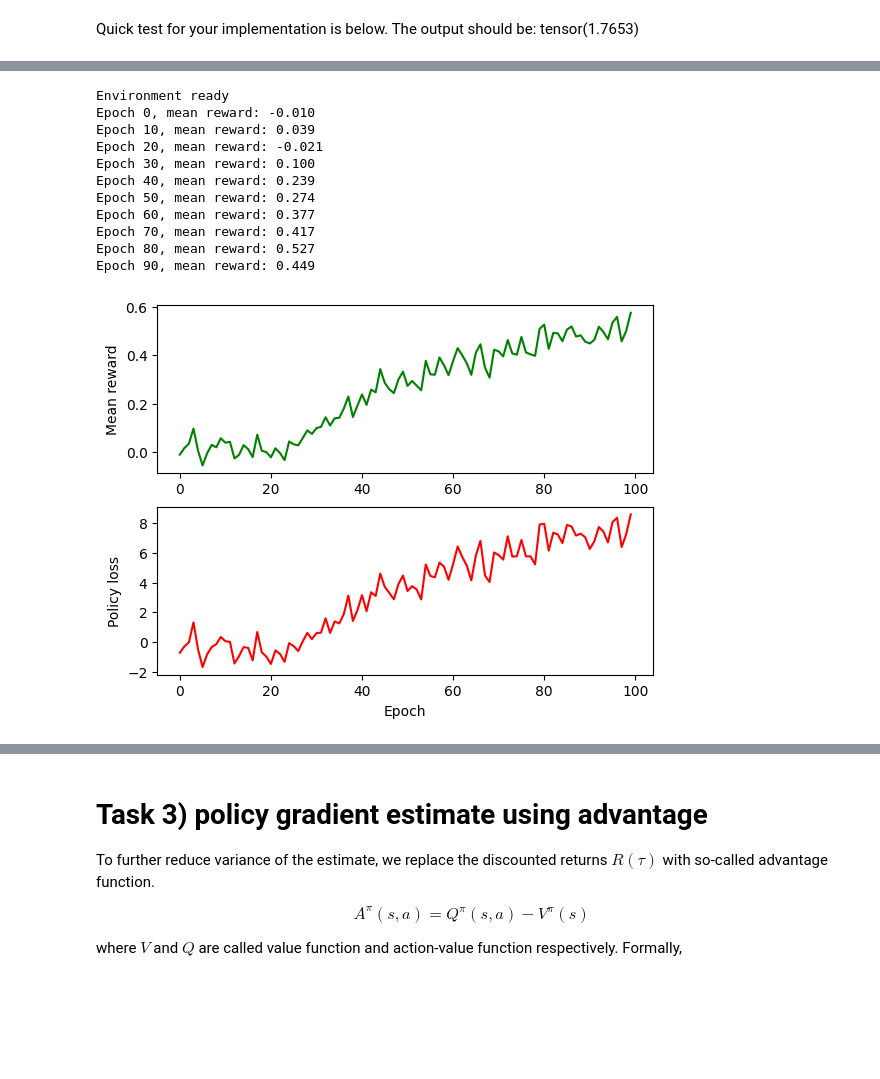
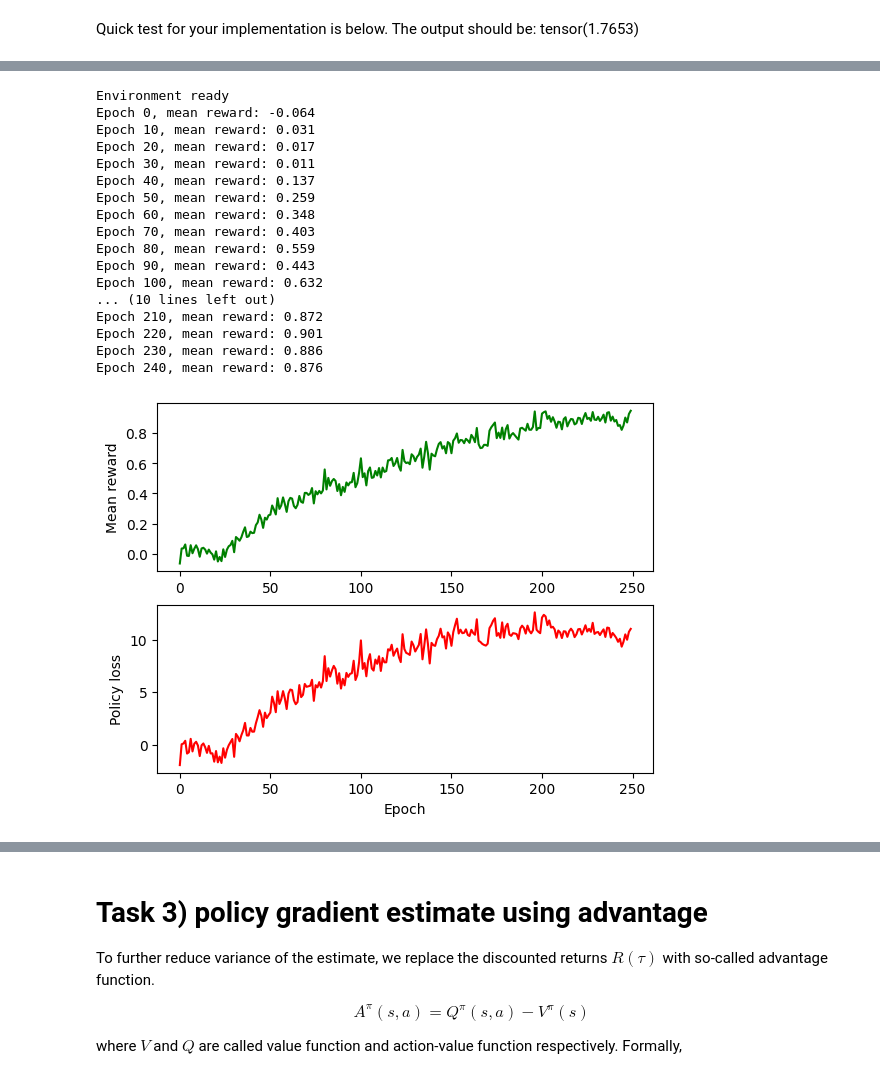
Before and after one commit to pilcsimo/hw5-rl, a Jupyter notebook: task.ipynb, the cells around one changed output, grey strips where cells are left out. Saved outputs shown, nothing was run; the diff lists cells and outputs as text; code cells hidden in the pictures; blank space fills up the shorter version.

```diff
--- a/task.ipynb
+++ b/task.ipynb
@@ -435,47 +435,53 @@ NameError: name 'torch' is not defined
 N = 32
 T = 128
 config = {'N': N, 'vis': 0}
-epochs = 100
+epochs = 250
 lr = 0.01
 gamma = 0.95
 
 # policy, environment and optimizer
 pi = StochasticPolicy(state_dim=4)
 train_env = PendulumEnv(config)
 optim = torch.optim.SGD(pi.parameters(), lr=lr)
 
 mean_rewards, p_losses = np.zeros(epochs), np.zeros(epochs)
 for epoch in range(epochs):
     tensor_s, tensor_a, tensor_r = sample_trajectories(train_env, pi, T)  # collect trajectories using current policy
 
     logp = pi.log_prob(tensor_a, tensor_s[:T]).squeeze(2)  # compute log(pi(a_t | s_t))
     loss = policy_gradient_loss_discounted(logp, tensor_r, gamma)  # compute the policy gradient loss
 
     optim.zero_grad()
     loss.backward()  # backprop and gradient step
     optim.step()
 
     if epoch % 10 == 0:
         print('Epoch %d, mean reward: %.3f' % (epoch, tensor_r.mean()))
     mean_rewards[epoch] = tensor_r.mean()
     p_losses[epoch] = loss.item()
 
 train_env.close()
 
 plot_training(mean_rewards, p_losses)
 # %% [output]
 Environment ready
-Epoch 0, mean reward: -0.010
-Epoch 10, mean reward: 0.039
-Epoch 20, mean reward: -0.021
-Epoch 30, mean reward: 0.100
-Epoch 40, mean reward: 0.239
-Epoch 50, mean reward: 0.274
-Epoch 60, mean reward: 0.377
-Epoch 70, mean reward: 0.417
-Epoch 80, mean reward: 0.527
-Epoch 90, mean reward: 0.449
+Epoch 0, mean reward: -0.064
+Epoch 10, mean reward: 0.031
+Epoch 20, mean reward: 0.017
+Epoch 30, mean reward: 0.011
+Epoch 40, mean reward: 0.137
+Epoch 50, mean reward: 0.259
+Epoch 60, mean reward: 0.348
+Epoch 70, mean reward: 0.403
+Epoch 80, mean reward: 0.559
+Epoch 90, mean reward: 0.443
+Epoch 100, mean reward: 0.632
+... (10 lines left out)
+Epoch 210, mean reward: 0.872
+Epoch 220, mean reward: 0.901
+Epoch 230, mean reward: 0.886
+Epoch 240, mean reward: 0.876
-[figure, old version]
+[figure, new version]
 # %%
 test_policy(pi, 256, {'N': 16, 'vis': 1})
 # %% [output]
```
Also changed, not shown: parts of 13 cells of this notebook.
